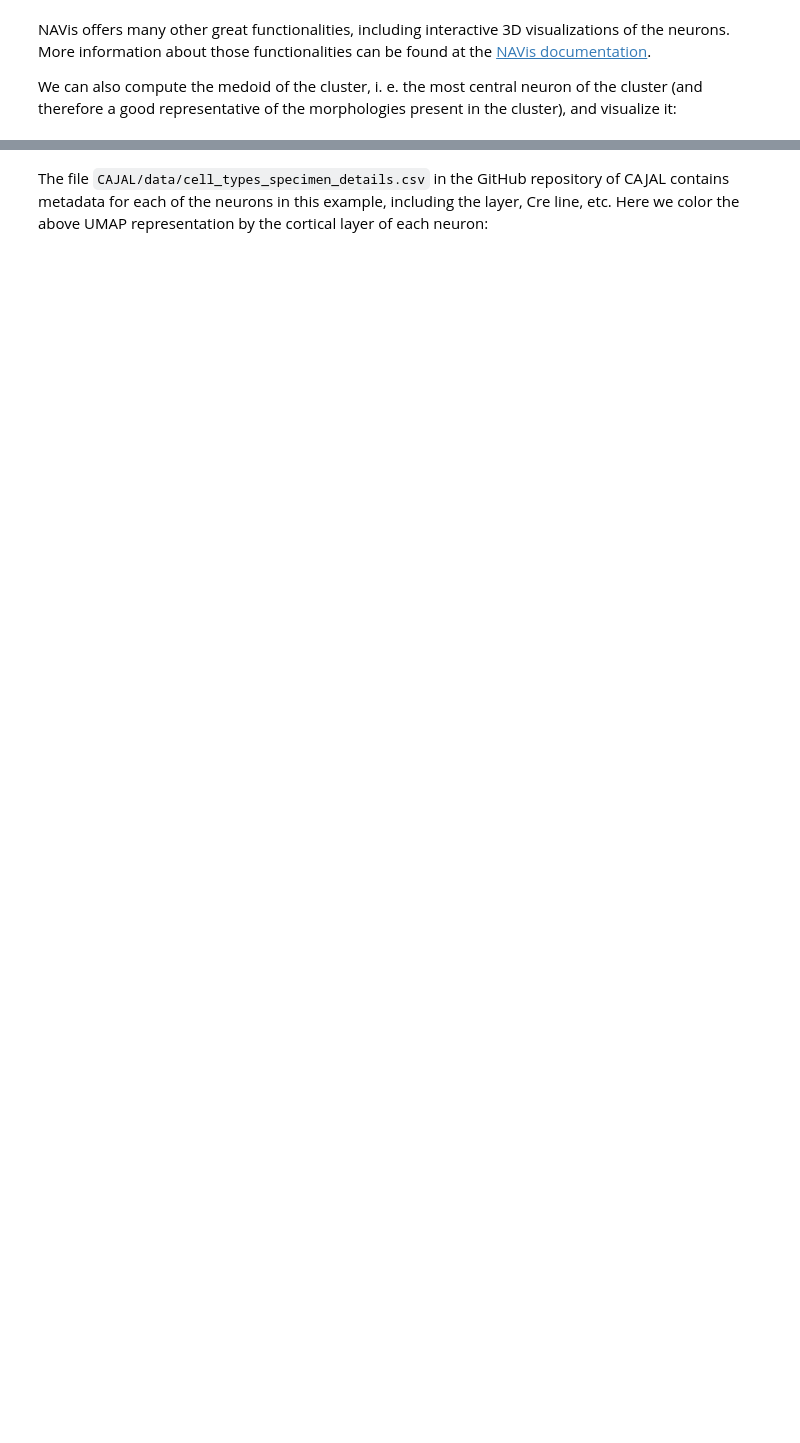
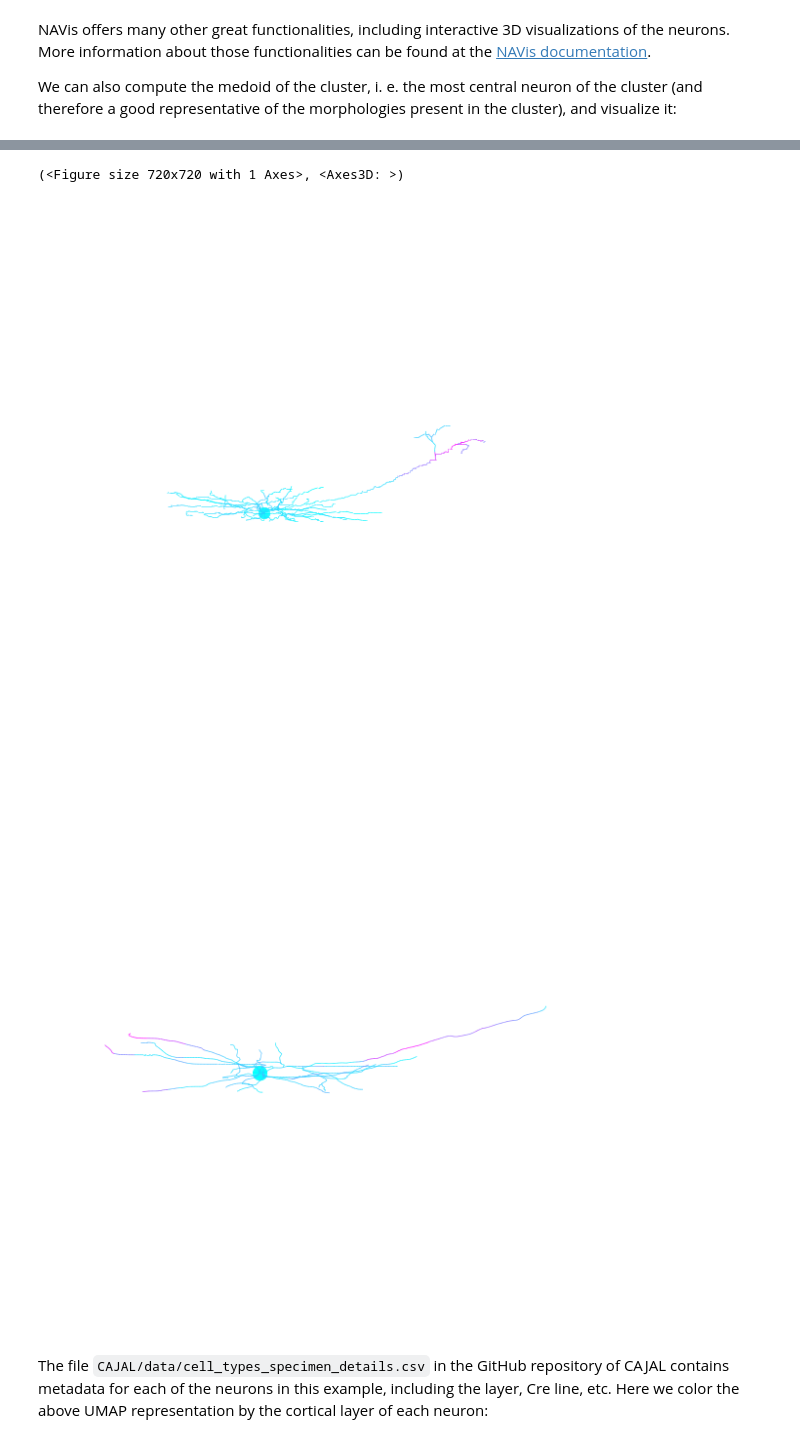
Before and after one commit to CamaraLab/CAJAL, a Jupyter notebook: docs/notebooks/Example_1.ipynb, the cells around one changed output, grey strips where cells are left out. Saved outputs shown, nothing was run; the diff lists cells and outputs as text; code cells hidden in the pictures; blank space fills up the shorter version.

Commit message:
Updated Example 1 to incorporate medoid heatmap comparison.

```diff
--- a/docs/notebooks/Example_1.ipynb
+++ b/docs/notebooks/Example_1.ipynb
@@ -19,10 +19,13 @@ between each pair of points in that neuron using the following code:
 # %%
 import cajal.sample_swc
 import cajal.swc
+from os.path import join
+
+bd = "/home/jovyan/" # Base directory
 
 cajal.sample_swc.compute_icdm_all_euclidean(
-    infolder="/home/jovyan/swc",
-    out_csv="/home/jovyan/swc_bdad_100pts_euclidean_icdm.csv",
+    infolder=join(bd, 'swc'),
+    out_csv=join(bd, 'swc_bdad_100pts_euclidean_icdm.csv'),
     preprocess=cajal.swc.preprocessor_eu(
         structure_ids=[1,3,4],
         soma_component_only=False),
@@ -67,7 +70,7 @@ import umap
 import plotly.express
 
 # Read GW distance matrix
-cells, gw_dist_dict = cajal.utilities.read_gw_dists("/home/jovyan/swc_bdad_100pts_euclidean_GW_dmat.csv", header=True)
+cells, gw_dist_dict = cajal.utilities.read_gw_dists(join(bd,"swc_bdad_100pts_euclidean_GW_dmat.csv"), header=True)
 gw_dist = cajal.utilities.dist_mat_of_dict(gw_dist_dict, cells)
 
 # Compute UMAP representation
@@ -128,8 +131,6 @@ We can also compute the medoid of the cluster, i. e. the most central
 neuron of the cluster (and therefore a good representative of the
 morphologies present in the cluster), and visualize it:
 # %%
-medoid = navis.read_swc("/home/jovyan/swc/" +
-                        cajal.utilities.identify_medoid(cells_cluster_8, gw_dist_dict) +
-                        ".swc")
-medoid.plot2d()
+medoid_8 = navis.read_swc(join(bd,'swc/' + cajal.utilities.identify_medoid(cells_cluster_8, gw_dist_dict) + ".swc"))
+medoid_8.plot2d()
 # %% [output]
@@ -138,3 +142,21 @@ medoid.plot2d()
+# %%
+from cajal.deformation_vis import navis_heatmap
+
+cells_cluster_5 = [n for m, n in zip(clusters, cells) if m==5]
+medoid_5 = navis.read_swc(join(bd,'swc/' + cajal.utilities.identify_medoid(cells_cluster_5, gw_dist_dict) + ".swc"))
+(heatmap_5, heatmap_8) = navis_heatmap(
+    medoid_5,
+    200,
+    medoid_8,
+    200
+)
+# %%
+heatmap_5.plot2d(color_by='distortion', palette='cool')
+heatmap_8.plot2d(color_by='distortion', palette='cool')
+# %% [output]
+(<Figure size 720x720 with 1 Axes>, <Axes3D: >)
+[figure, added]
+[figure, added]
 # %% [markdown]
 The file ``CAJAL/data/cell_types_specimen_details.csv`` in the GitHub repository of CAJAL
 contains metadata for each of the neurons in this example, including the layer, Cre line, etc.
```
Also changed, not shown: parts of 9 cells of this notebook.
